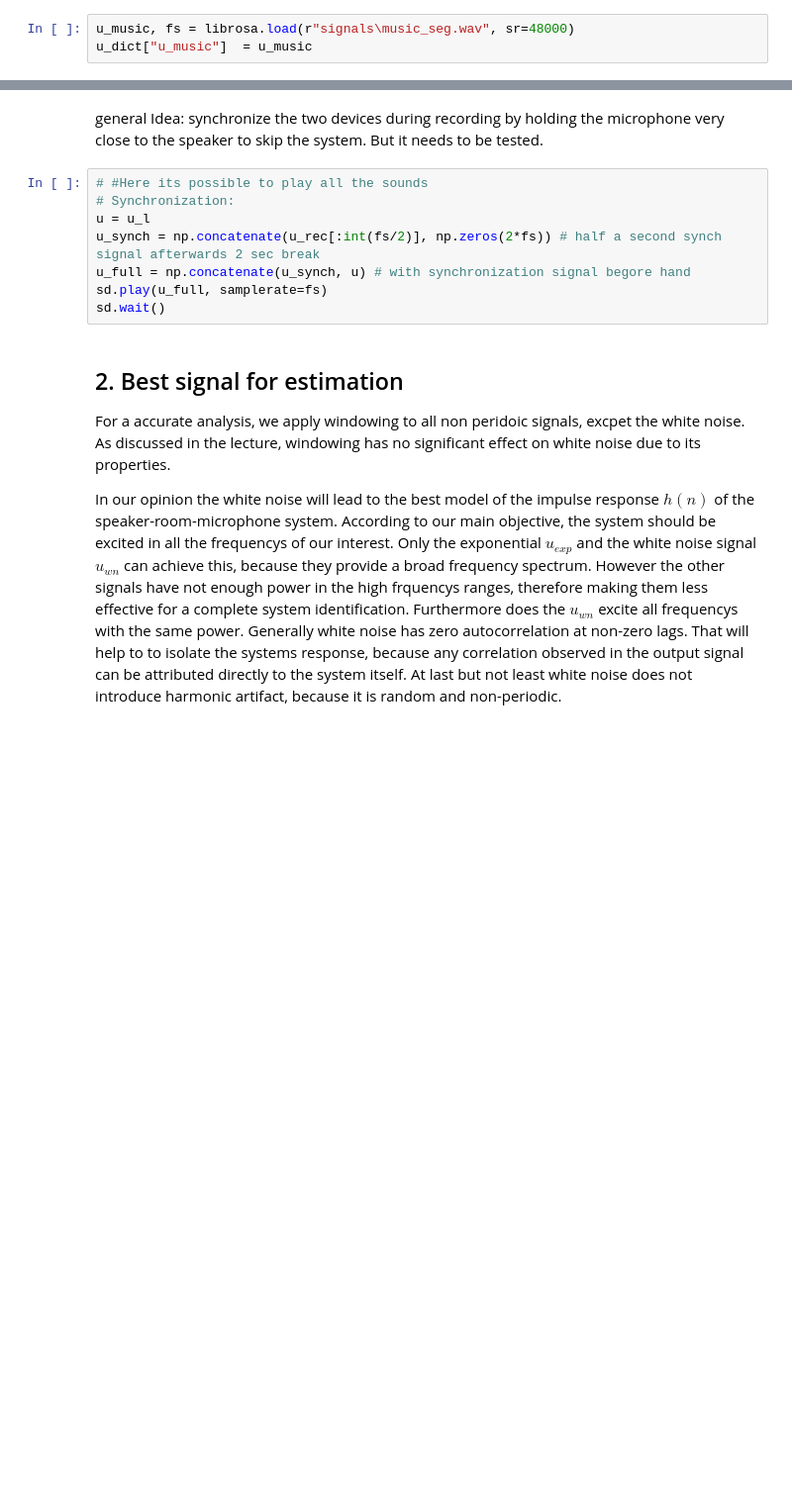
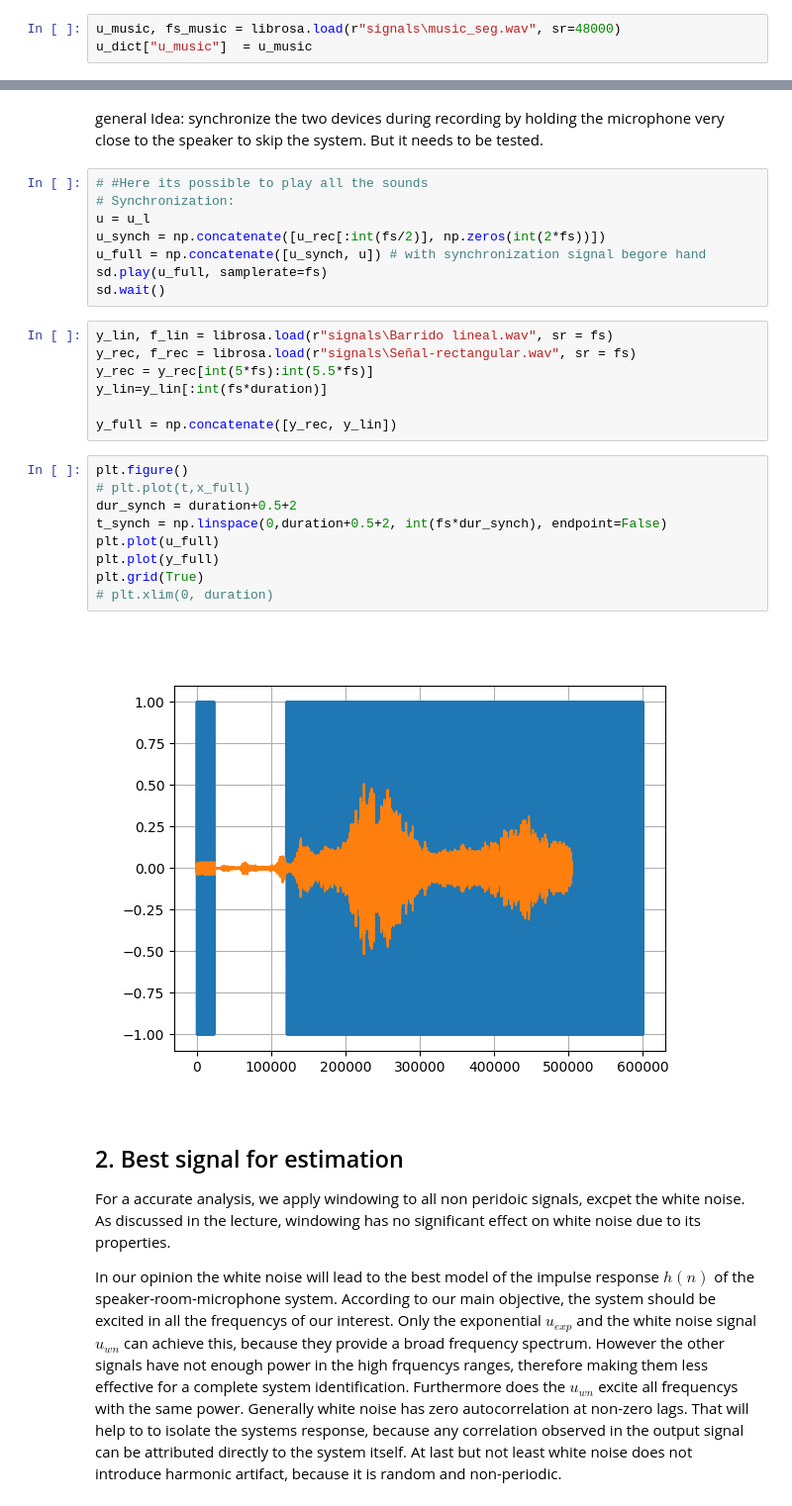
Before and after one commit to CocoMZ/TP2, a Jupyter notebook: main.ipynb, the cells around one changed output, grey strips where cells are left out. Shown at 99% size. Cells and saved outputs as stored; diff of their text form; blank space fills up the shorter version.

Commit message:
synchronization is included

```diff
--- a/main.ipynb
+++ b/main.ipynb
@@ -71,7 +71,7 @@ We are upsampeling the originally signal which we downloaded from youtube to 48
 # output_path = r"signals\music_seg.wav"
 # sf.write(output_path, u_music, int(sample_rate), format='WAV')
 # %%
-u_music, fs = librosa.load(r"signals\music_seg.wav", sr=48000)
+u_music, fs_music = librosa.load(r"signals\music_seg.wav", sr=48000)
 u_dict["u_music"]  = u_music
 # %% [markdown]
 ### 1.c) rectangular signal
@@ -108,10 +108,28 @@ synchronize the two devices during recording by holding the microphone very clos
 # #Here its possible to play all the sounds
 # Synchronization:
 u = u_l
-u_synch = np.concatenate(u_rec[:int(fs/2)], np.zeros(2*fs)) # half a second synch signal afterwards 2 sec break
-u_full = np.concatenate(u_synch, u) # with synchronization signal begore hand
+u_synch = np.concatenate([u_rec[:int(fs/2)], np.zeros(int(2*fs))])
+u_full = np.concatenate([u_synch, u]) # with synchronization signal begore hand
 sd.play(u_full, samplerate=fs)
 sd.wait()
+# %%
+y_lin, f_lin = librosa.load(r"signals\Barrido lineal.wav", sr = fs)
+y_rec, f_rec = librosa.load(r"signals\Señal-rectangular.wav", sr = fs)
+y_rec = y_rec[int(5*fs):int(5.5*fs)]
+y_lin=y_lin[:int(fs*duration)]
+
+y_full = np.concatenate([y_rec, y_lin])
+# %%
+plt.figure()
+# plt.plot(t,x_full)
+dur_synch = duration+0.5+2
+t_synch = np.linspace(0,duration+0.5+2, int(fs*dur_synch), endpoint=False)
+plt.plot(u_full)
+plt.plot(y_full)
+plt.grid(True)
+# plt.xlim(0, duration)
+# %% [output]
+[figure, added]
 # %% [markdown]
 ## 2. Best signal for estimation
 For a accurate analysis, we apply windowing to all non peridoic signals, excpet the white noise. As discussed in the lecture, windowing has no significant effect on white noise due to its properties.
```
Also changed, not shown: parts of 1 cell of this notebook.
